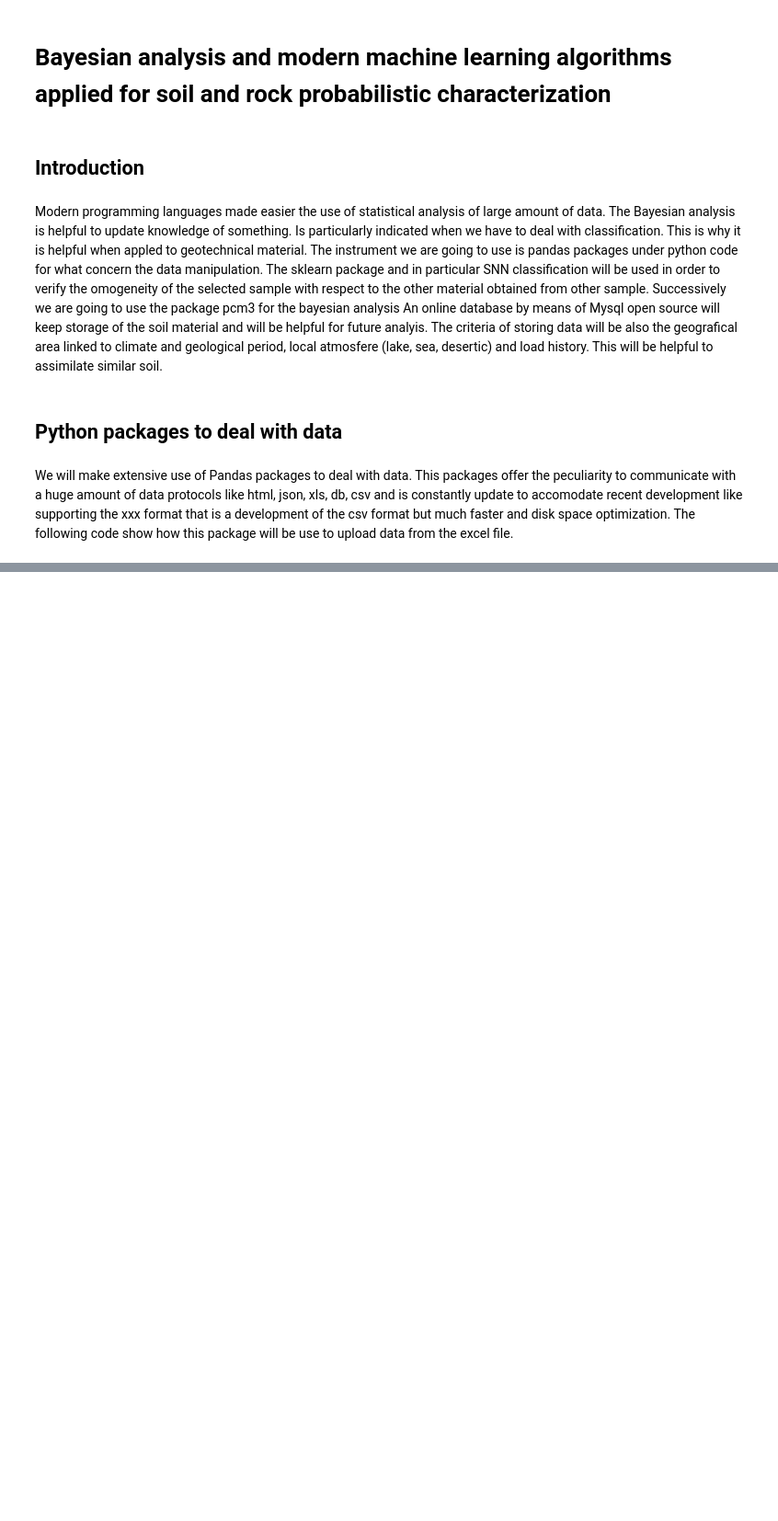
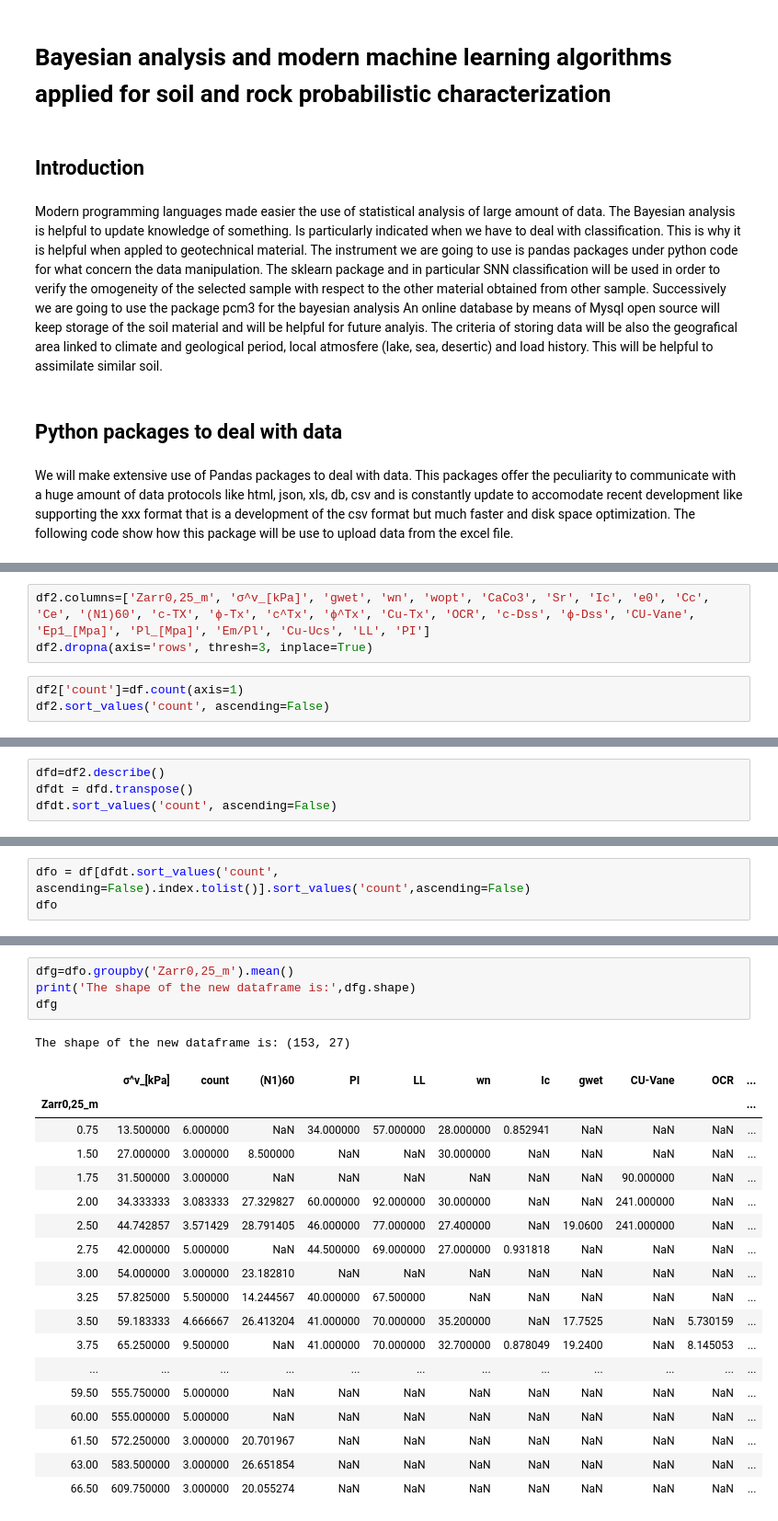
Before and after one commit to fabrizioperuzzo/bayesian_analysis_geotech, a Jupyter notebook: Untitled.ipynb, the cells around one changed output, grey strips where cells are left out. Shown: that part at 92% size. Drawn from its saved outputs; the diff is of its cells as text; blank space fills up the shorter version.

```diff
--- a/Untitled.ipynb
+++ b/Untitled.ipynb
@@ -87,0 +105,6 @@ df
+# %%
+df2.columns=['Zarr0,25_m', 'σ^v_[kPa]', 'gwet', 'wn', 'wopt', 'CaCo3', 'Sr', 'Ic', 'e0', 'Cc', 'Ce', '(N1)60', 'c-TX', 'ϕ-Tx', 'c^Tx', 'ϕ^Tx', 'Cu-Tx', 'OCR', 'c-Dss', 'ϕ-Dss', 'CU-Vane', 'Ep1_[Mpa]', 'Pl_[Mpa]', 'Em/Pl', 'Cu-Ucs', 'LL', 'PI']
+df2.dropna(axis='rows', thresh=3, inplace=True)
+# %%
+df2['count']=df.count(axis=1)
+df2.sort_values('count', ascending=False)
@@ -87,0 +128,4 @@ df
+# %%
+dfd=df2.describe()
+dfdt = dfd.transpose()
+dfdt.sort_values('count', ascending=False)
@@ -87,0 +152,3 @@ df
+# %%
+dfo = df[dfdt.sort_values('count', ascending=False).index.tolist()].sort_values('count',ascending=False)
+dfo
@@ -87,0 +169,24 @@ df
+# %%
+dfg=dfo.groupby('Zarr0,25_m').mean()
+print('The shape of the new dataframe is:',dfg.shape)
+dfg
+# %% [output]
+The shape of the new dataframe is: (153, 27)
+|  | σ^v_[kPa] | count | (N1)60 | PI | LL | wn | Ic | gwet | CU-Vane | OCR | ... |
+| Zarr0,25_m |  |  |  |  |  |  |  |  |  |  | ... |
+| 0.75 | 13.500000 | 6.000000 | NaN | 34.000000 | 57.000000 | 28.000000 | 0.852941 | NaN | NaN | NaN | ... |
+| 1.50 | 27.000000 | 3.000000 | 8.500000 | NaN | NaN | 30.000000 | NaN | NaN | NaN | NaN | ... |
+| 1.75 | 31.500000 | 3.000000 | NaN | NaN | NaN | NaN | NaN | NaN | 90.000000 | NaN | ... |
+| 2.00 | 34.333333 | 3.083333 | 27.329827 | 60.000000 | 92.000000 | 30.000000 | NaN | NaN | 241.000000 | NaN | ... |
+| 2.50 | 44.742857 | 3.571429 | 28.791405 | 46.000000 | 77.000000 | 27.400000 | NaN | 19.0600 | 241.000000 | NaN | ... |
+| 2.75 | 42.000000 | 5.000000 | NaN | 44.500000 | 69.000000 | 27.000000 | 0.931818 | NaN | NaN | NaN | ... |
+| 3.00 | 54.000000 | 3.000000 | 23.182810 | NaN | NaN | NaN | NaN | NaN | NaN | NaN | ... |
+| 3.25 | 57.825000 | 5.500000 | 14.244567 | 40.000000 | 67.500000 | NaN | NaN | NaN | NaN | NaN | ... |
+| 3.50 | 59.183333 | 4.666667 | 26.413204 | 41.000000 | 70.000000 | 35.200000 | NaN | 17.7525 | NaN | 5.730159 | ... |
+| 3.75 | 65.250000 | 9.500000 | NaN | 41.000000 | 70.000000 | 32.700000 | 0.878049 | 19.2400 | NaN | 8.145053 | ... |
+| ... | ... | ... | ... | ... | ... | ... | ... | ... | ... | ... | ... |
+| 59.50 | 555.750000 | 5.000000 | NaN | NaN | NaN | NaN | NaN | NaN | NaN | NaN | ... |
+| 60.00 | 555.000000 | 5.000000 | NaN | NaN | NaN | NaN | NaN | NaN | NaN | NaN | ... |
+| 61.50 | 572.250000 | 3.000000 | 20.701967 | NaN | NaN | NaN | NaN | NaN | NaN | NaN | ... |
+| 63.00 | 583.500000 | 3.000000 | 26.651854 | NaN | NaN | NaN | NaN | NaN | NaN | NaN | ... |
+| 66.50 | 609.750000 | 3.000000 | 20.055274 | NaN | NaN | NaN | NaN | NaN | NaN | NaN | ... |
```
Also changed, not shown: parts of 35 cells of this notebook.
